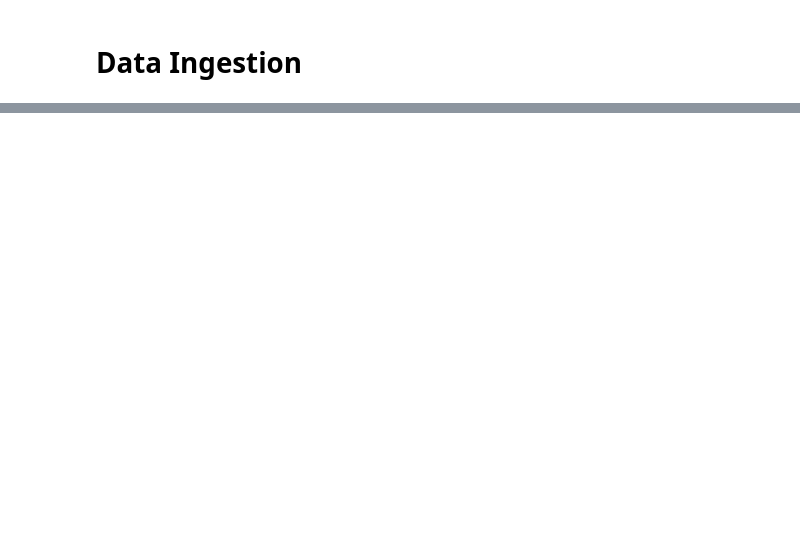
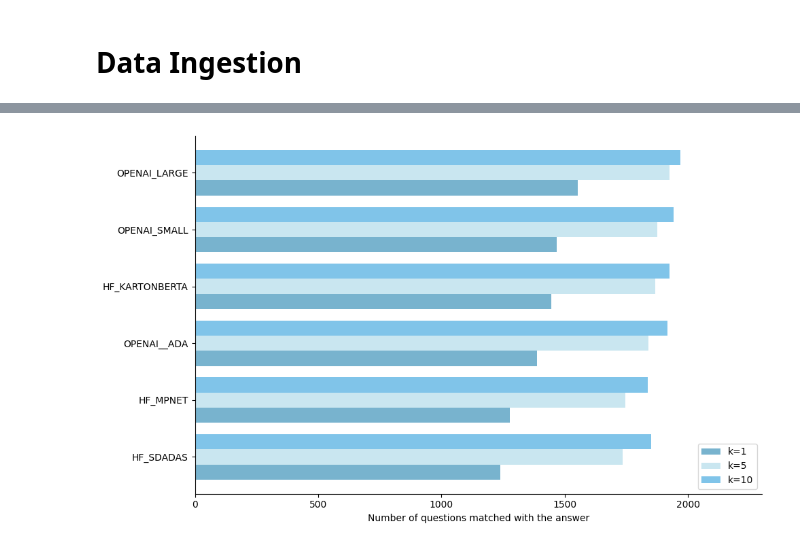
Before and after one commit to AndreyProfDev/articles_materials, a Jupyter notebook: src/run_comparison.ipynb, the cells around one changed output, grey strips where cells are left out. Drawn from its saved outputs; the diff is of its cells as text; code cells hidden in the pictures; blank space fills up the shorter version.

```diff
--- a/src/run_comparison.ipynb
+++ b/src/run_comparison.ipynb
@@ -166,0 +275,4 @@ answer
+# %%
+total_qs_df = evaluatiion_results_df.groupby(['Model Name'])[['k=1', 'k=5', 'k=10']].sum()
+total_qs_df = total_qs_df.sort_values(by='k=1', ascending=True)
+total_qs_df
@@ -166,0 +288,24 @@ answer
+# %%
+axes = total_qs_df.plot(y=['k=1', 'k=5', 'k=10'], kind="barh",
+                        width=0.8, figsize=(10, 6),
+                        color=['#78B3CE', '#C9E6F0', '#80C4E9'],
+                        # xerr=errors_df[['k=1', 'k=5', 'k=10']]
+                        # color = ['#696969', '#909090', '#C8C8C8']
+                        )
+axes.legend(loc='lower right')
+axes.spines['top'].set_visible(False)
+axes.spines['right'].set_visible(False)
+axes.set_xlim(0, 2300)
+
+y_axis = axes.get_yaxis()
+y_label = y_axis.get_label()
+y_label.set_visible(False)
+
+x_axis = axes.get_xaxis()
+x_label = x_axis.get_label()
+x_label.set_visible(True)
+x_label.set_text("Number of questions matched with the answer")
+
+plt.tight_layout()
+# %% [output]
+[figure, added]
```
Also changed, not shown: parts of 32 cells of this notebook, 4 other files.
